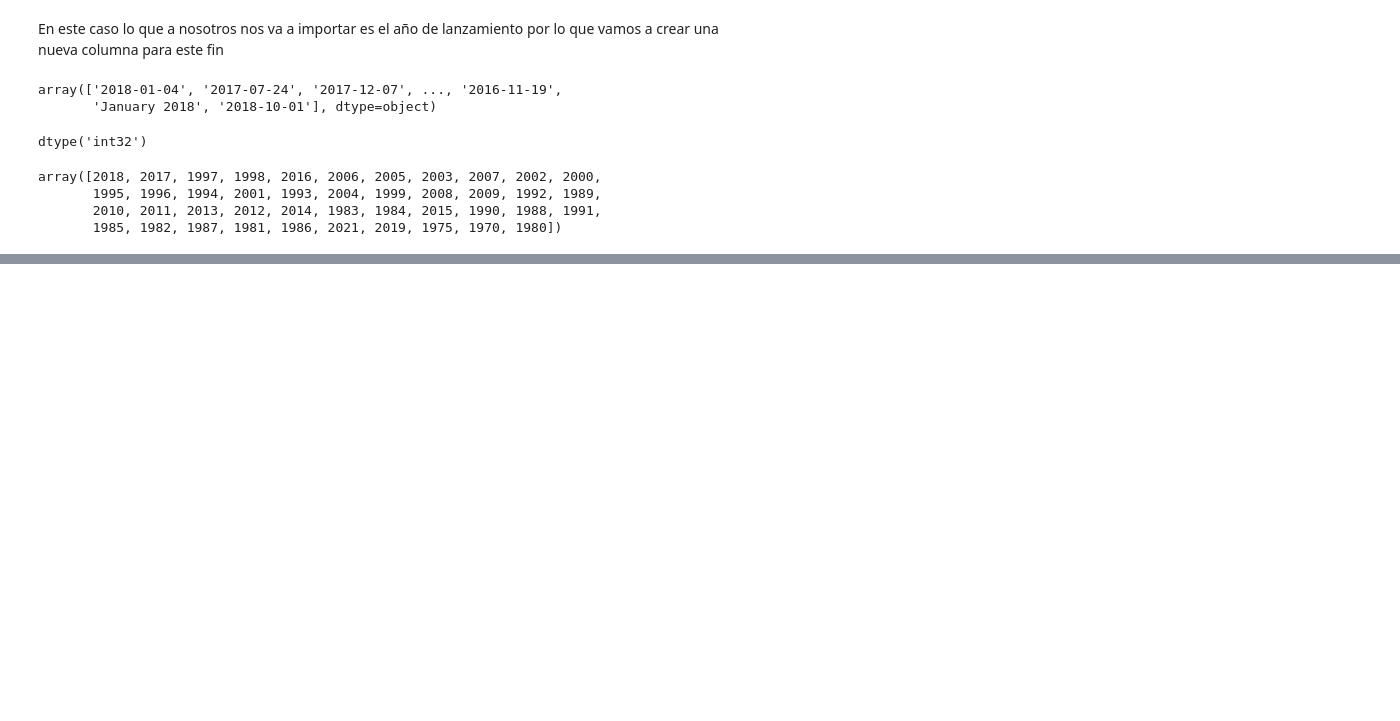
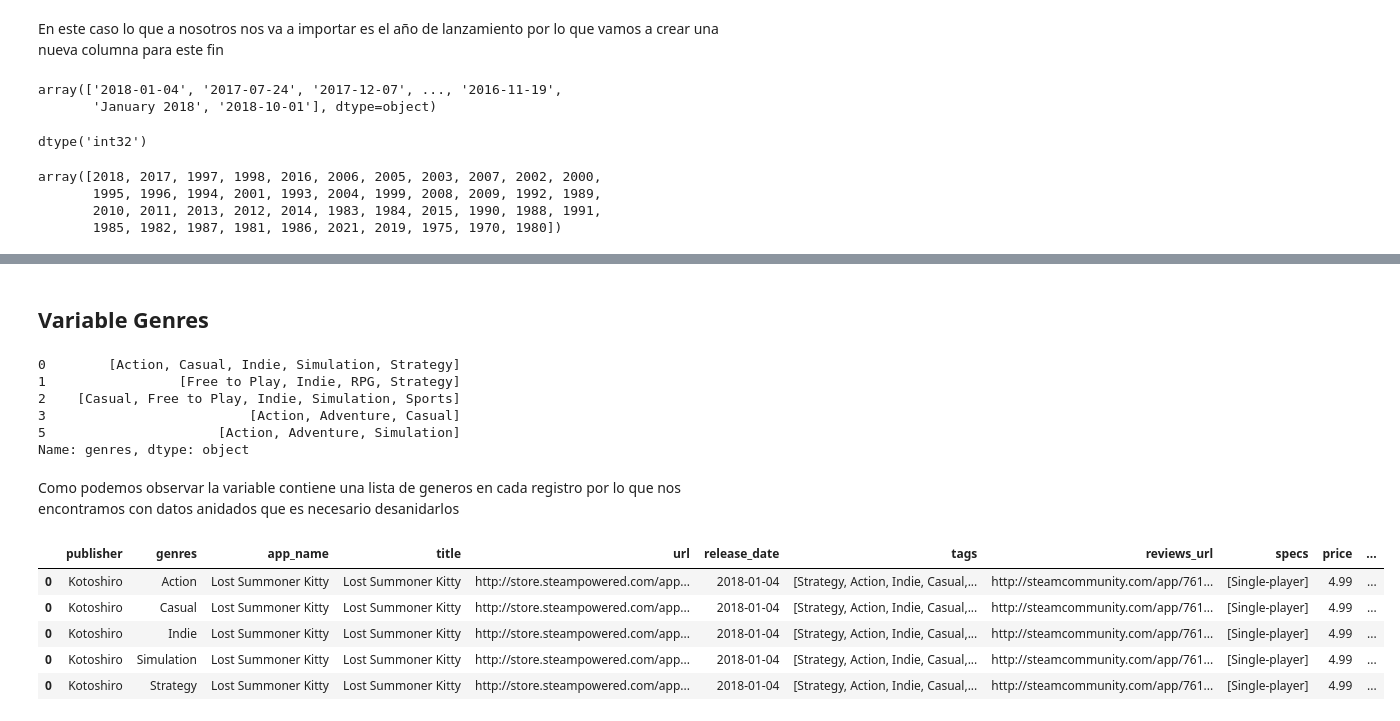
Before and after one commit to ASGuzman/PI_MLOps_Steam, a Jupyter notebook: 01_ETL_Output.ipynb, the cells around one changed output, grey strips where cells are left out. Saved outputs shown, nothing was run; the diff lists cells and outputs as text; code cells hidden in the pictures; blank space fills up the shorter version.

```diff
--- a/01_ETL_Output.ipynb
+++ b/01_ETL_Output.ipynb
@@ -251,0 +257,24 @@ array([2018, 2017, 1997, 1998, 2016, 2006, 2005, 2003, 2007, 2002, 2000,
+# %% [markdown]
+## Variable Genres
+# %%
+df_output["genres"].head()
+# %% [output]
+0        [Action, Casual, Indie, Simulation, Strategy]
+1                 [Free to Play, Indie, RPG, Strategy]
+2    [Casual, Free to Play, Indie, Simulation, Sports]
+3                          [Action, Adventure, Casual]
+5                      [Action, Adventure, Simulation]
+Name: genres, dtype: object
+# %% [markdown]
+Como podemos observar la variable contiene una lista de generos en cada registro por lo que nos encontramos con datos anidados que es necesario desanidarlos
+# %%
+df_output = df_output.explode("genres")
+df_output = df_output.dropna(subset=["genres"])
+df_output.head()
+# %% [output]
+|  | publisher | genres | app_name | title | url | release_date | tags | reviews_url | specs | price | ... |
+| 0 | Kotoshiro | Action | Lost Summoner Kitty | Lost Summoner Kitty | http://store.steampowered.com/app... | 2018-01-04 | [Strategy, Action, Indie, Casual,... | http://steamcommunity.com/app/761... | [Single-player] | 4.99 | ... |
+| 0 | Kotoshiro | Casual | Lost Summoner Kitty | Lost Summoner Kitty | http://store.steampowered.com/app... | 2018-01-04 | [Strategy, Action, Indie, Casual,... | http://steamcommunity.com/app/761... | [Single-player] | 4.99 | ... |
+| 0 | Kotoshiro | Indie | Lost Summoner Kitty | Lost Summoner Kitty | http://store.steampowered.com/app... | 2018-01-04 | [Strategy, Action, Indie, Casual,... | http://steamcommunity.com/app/761... | [Single-player] | 4.99 | ... |
+| 0 | Kotoshiro | Simulation | Lost Summoner Kitty | Lost Summoner Kitty | http://store.steampowered.com/app... | 2018-01-04 | [Strategy, Action, Indie, Casual,... | http://steamcommunity.com/app/761... | [Single-player] | 4.99 | ... |
+| 0 | Kotoshiro | Strategy | Lost Summoner Kitty | Lost Summoner Kitty | http://store.steampowered.com/app... | 2018-01-04 | [Strategy, Action, Indie, Casual,... | http://steamcommunity.com/app/761... | [Single-player] | 4.99 | ... |
```
Also changed, not shown: parts of 4 cells of this notebook.
